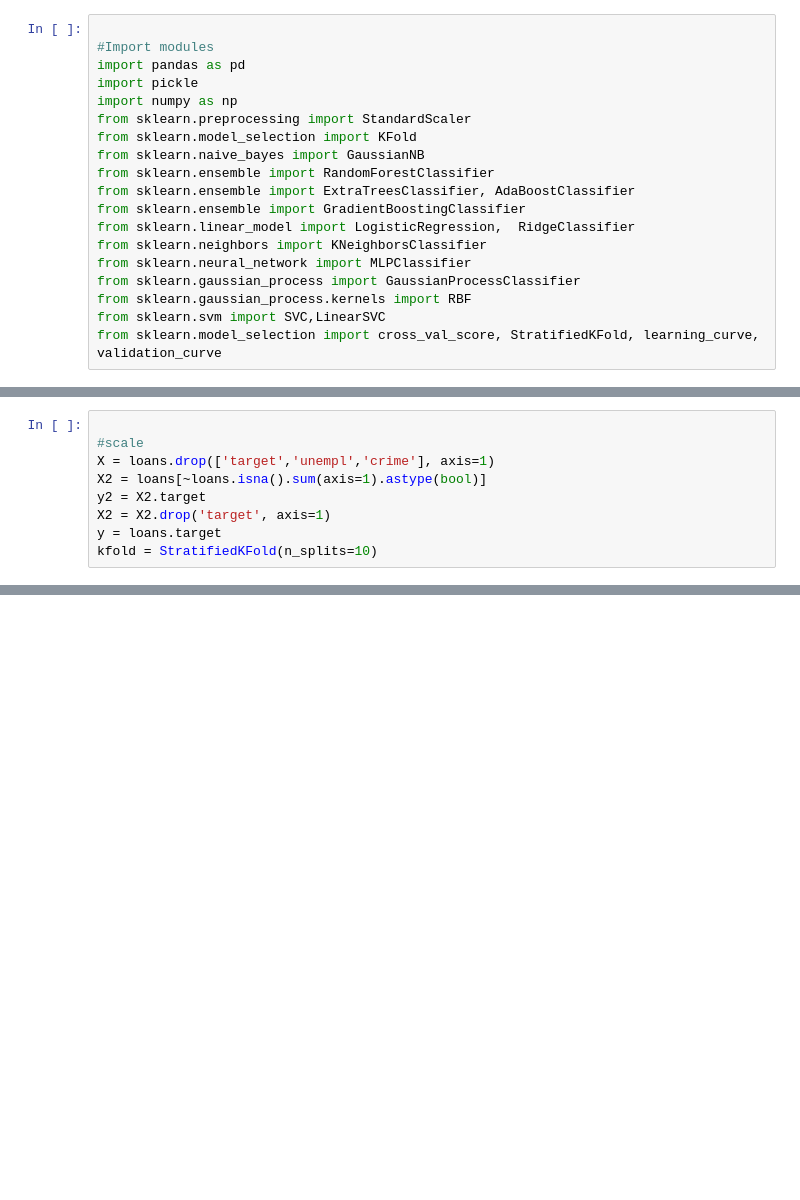
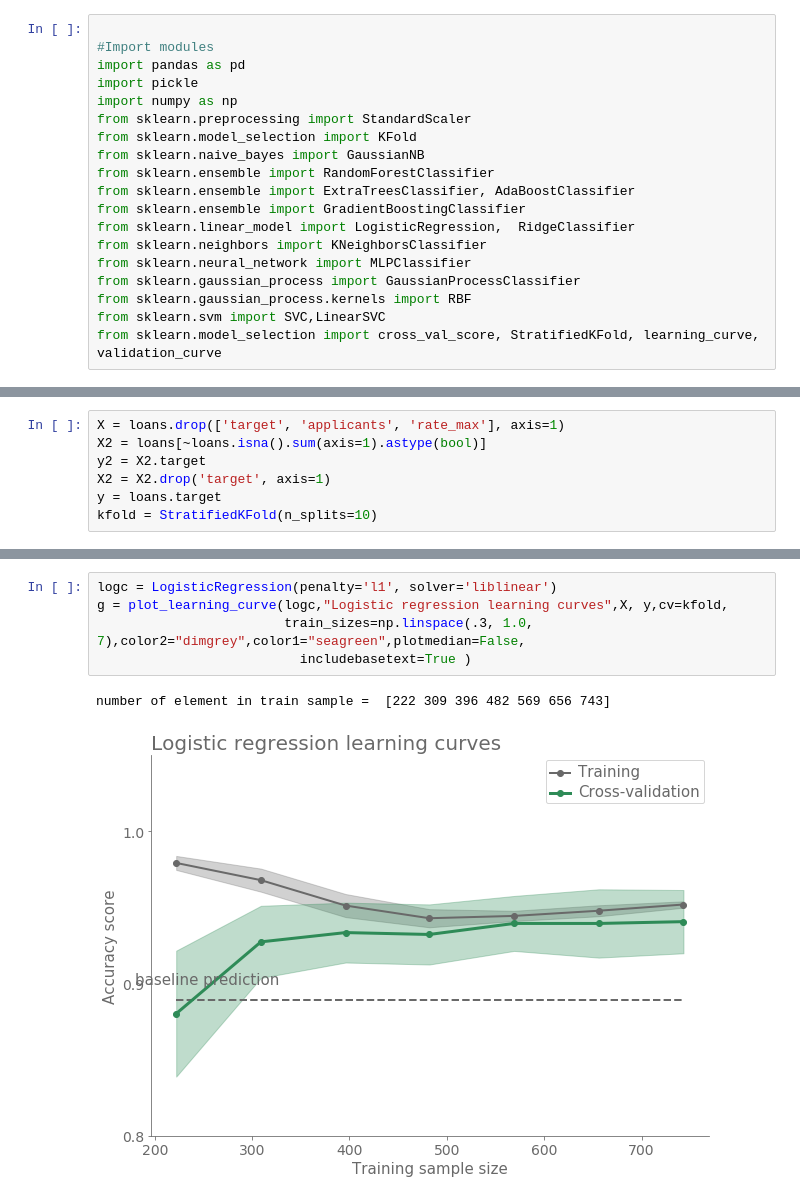
Before and after one commit to loerssoni/credit_risk_prediction, a Jupyter notebook: Credit default modeling.ipynb, the cells around one changed output, grey strips where cells are left out. Drawn from its saved outputs; the diff is of its cells as text; blank space fills up the shorter version.

```diff
--- a/Credit default modeling.ipynb
+++ b/Credit default modeling.ipynb
@@ -97,7 +48,5 @@ with open('loan_data', 'rb') as file:
 # %%
-
-#scale
-X = loans.drop(['target','unempl','crime'], axis=1)
+X = loans.drop(['target', 'applicants', 'rate_max'], axis=1)
 X2 = loans[~loans.isna().sum(axis=1).astype(bool)]
 y2 = X2.target
 X2 = X2.drop('target', axis=1)
@@ -106 +74,9 @@ kfold = StratifiedKFold(n_splits=10)
+# %%
+logc = LogisticRegression(penalty='l1', solver='liblinear')
+g = plot_learning_curve(logc,"Logistic regression learning curves",X, y,cv=kfold,
+                        train_sizes=np.linspace(.3, 1.0, 7),color2="dimgrey",color1="seagreen",plotmedian=False,
+                          includebasetext=True )
+# %% [output]
+number of element in train sample =  [222 309 396 482 569 656 743]
+[figure, added]
 # %%
```
Also changed, not shown: parts of 9 cells of this notebook, 2 other files.
